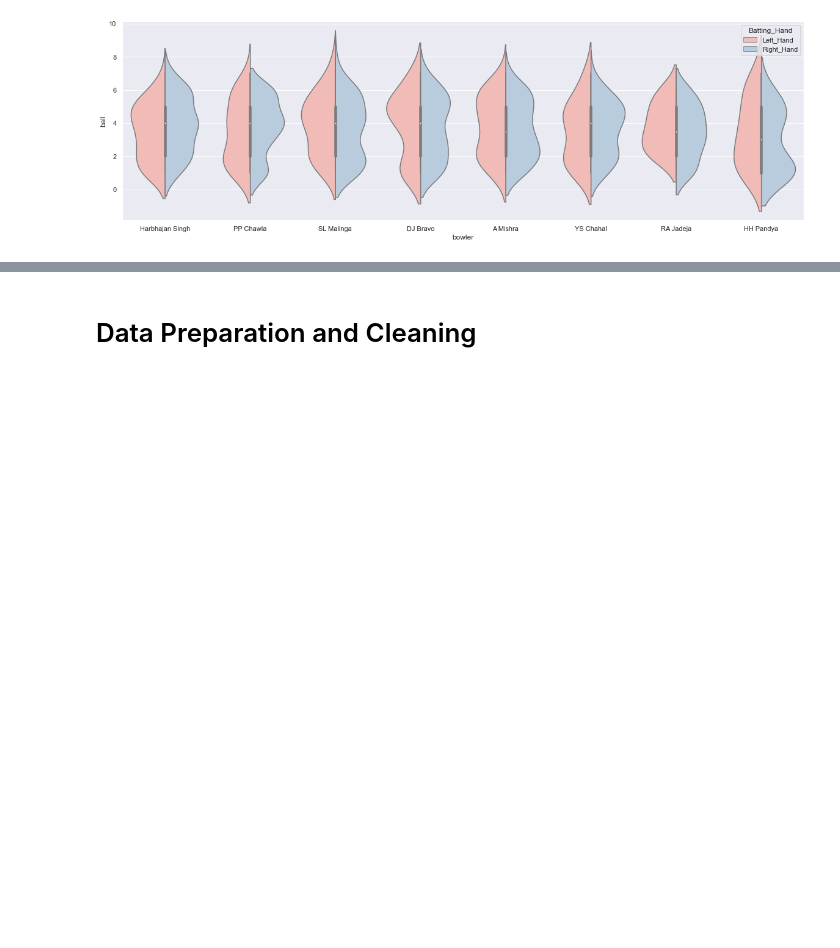
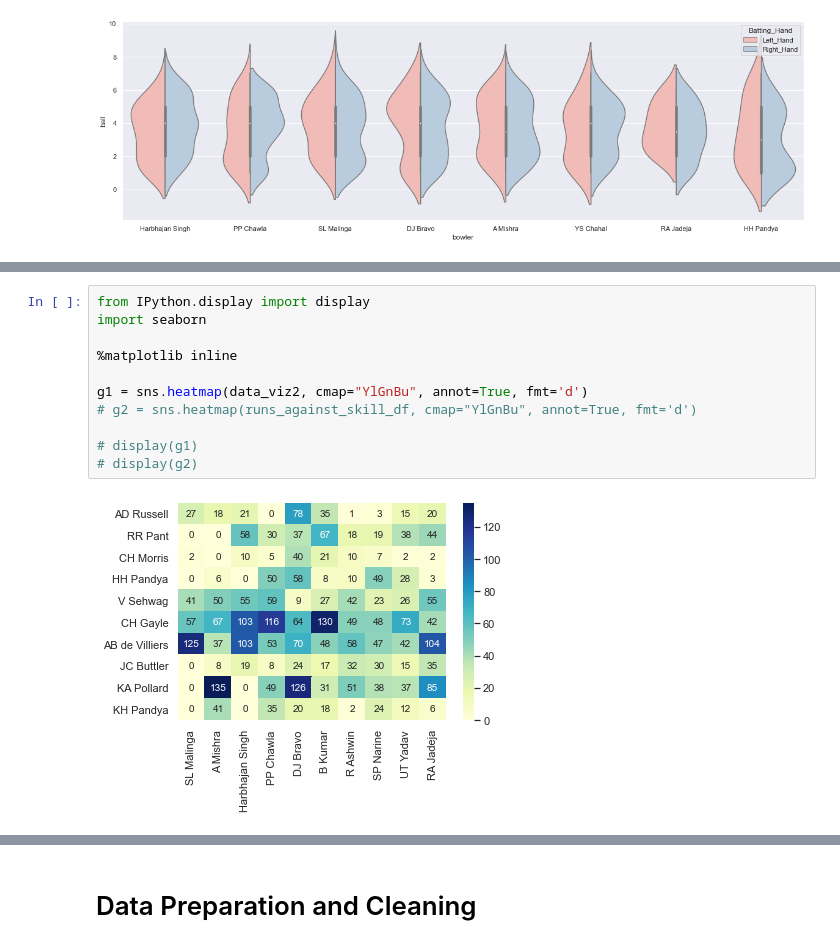
Before and after one commit to Utkarsh736/IPL_Data_Analysis, a Jupyter notebook: Template.ipynb, the cells around one changed output, grey strips where cells are left out. Cells and saved outputs as stored; diff of their text form; blank space fills up the shorter version.

```diff
--- a/Template.ipynb
+++ b/Template.ipynb
@@ -954,0 +944,13 @@ days()
+# %%
+from IPython.display import display
+import seaborn
+
+%matplotlib inline
+
+g1 = sns.heatmap(data_viz2, cmap="YlGnBu", annot=True, fmt='d')
+# g2 = sns.heatmap(runs_against_skill_df, cmap="YlGnBu", annot=True, fmt='d')
+
+# display(g1)
+# display(g2)
+# %% [output]
+[figure, added]
```
Also changed, not shown: parts of 17 cells of this notebook.
